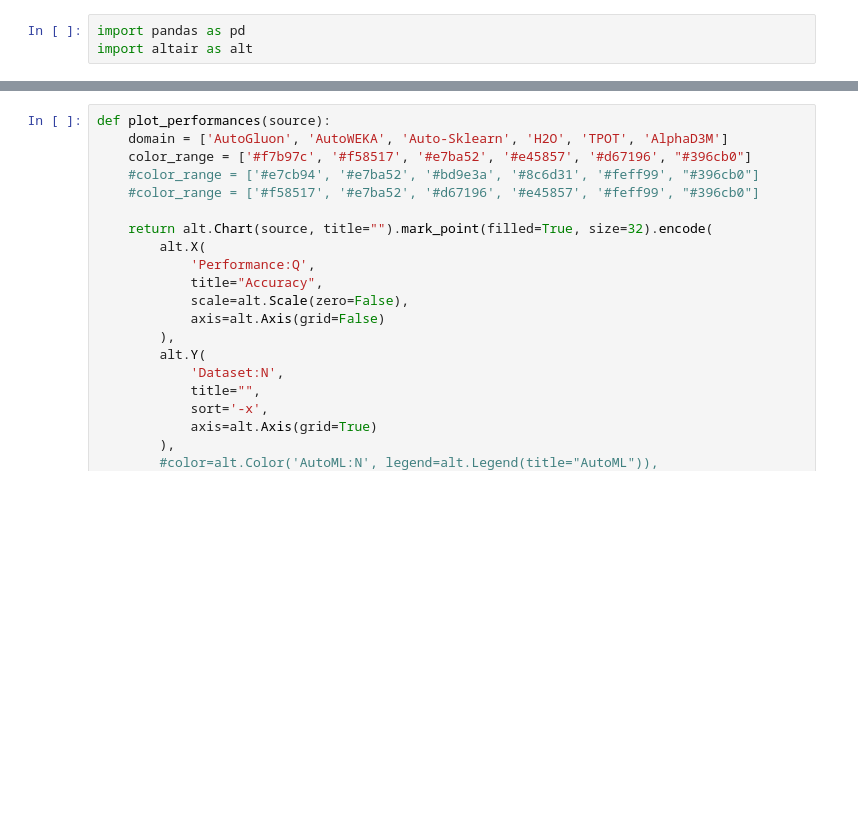
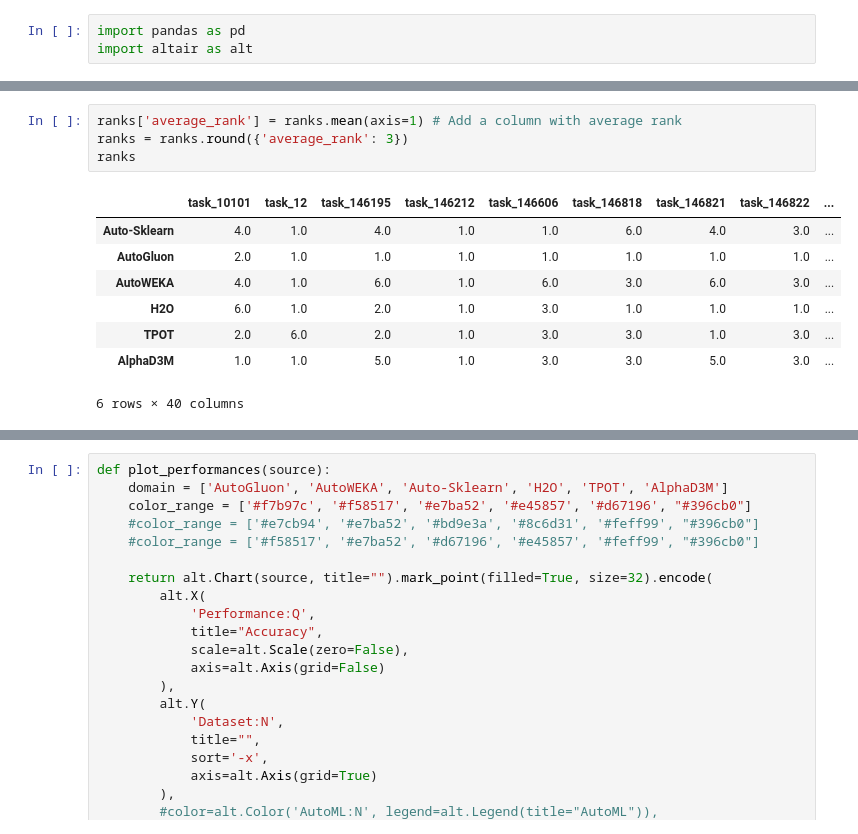
Before and after one commit to VIDA-NYU/alphad3m, a Jupyter notebook: scripts/paper_automlconference/openml_datasets_experiments.ipynb, the cells around one changed output, grey strips where cells are left out. Saved outputs shown, nothing was run; the diff lists cells and outputs as text; blank space fills up the shorter version.

```diff
--- a/scripts/paper_automlconference/openml_datasets_experiments.ipynb
+++ b/scripts/paper_automlconference/openml_datasets_experiments.ipynb
@@ -15,0 +48,13 @@ performances.head()
+# %%
+ranks['average_rank'] = ranks.mean(axis=1) # Add a column with average rank
+ranks = ranks.round({'average_rank': 3})
+ranks
+# %% [output]
+|  | task_10101 | task_12 | task_146195 | task_146212 | task_146606 | task_146818 | task_146821 | task_146822 | ... |
+| Auto-Sklearn | 4.0 | 1.0 | 4.0 | 1.0 | 1.0 | 6.0 | 4.0 | 3.0 | ... |
+| AutoGluon | 2.0 | 1.0 | 1.0 | 1.0 | 1.0 | 1.0 | 1.0 | 1.0 | ... |
+| AutoWEKA | 4.0 | 1.0 | 6.0 | 1.0 | 6.0 | 3.0 | 6.0 | 3.0 | ... |
+| H2O | 6.0 | 1.0 | 2.0 | 1.0 | 3.0 | 1.0 | 1.0 | 1.0 | ... |
+| TPOT | 2.0 | 6.0 | 2.0 | 1.0 | 3.0 | 3.0 | 1.0 | 3.0 | ... |
+| AlphaD3M | 1.0 | 1.0 | 5.0 | 1.0 | 3.0 | 3.0 | 5.0 | 3.0 | ... |
+6 rows × 40 columns
```
Also changed, not shown: parts of 7 cells of this notebook.
